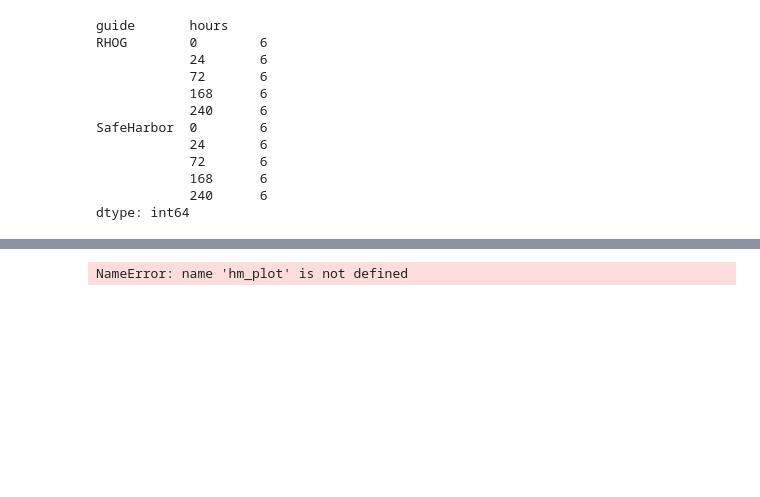
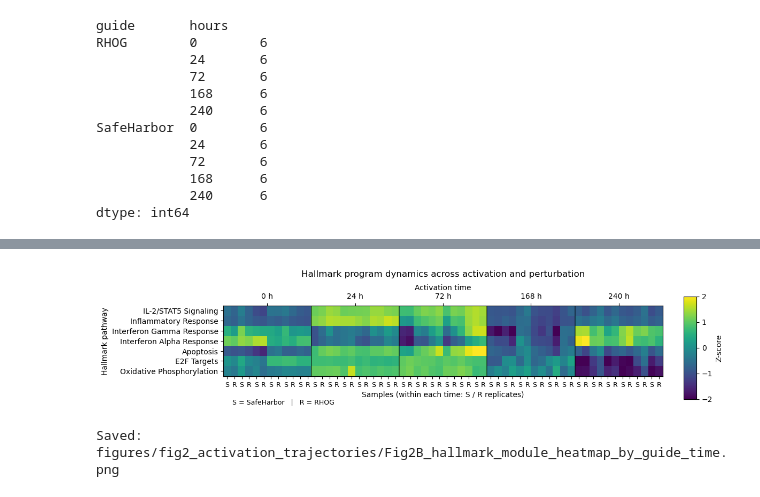
Before and after one commit to AnaBioAI/crispr_carT_AI_analysis, a Jupyter notebook: notebooks/A05_hallmark_pathways/A05_hallmark_heatmap.ipynb, the cells around one changed output, grey strips where cells are left out. Cells and saved outputs as stored; diff of their text form; code cells hidden in the pictures; blank space fills up the shorter version.

```diff
--- a/notebooks/A05_hallmark_pathways/A05_hallmark_heatmap.ipynb
+++ b/notebooks/A05_hallmark_pathways/A05_hallmark_heatmap.ipynb
@@ -931,36 +956,50 @@ ax_top.set_xlabel("Activation time")
 # Title
 ax.set_title("Hallmark program dynamics across activation and perturbation", pad=10)
 
 # Legend text for S/R (place low enough to avoid overlap)
 ax.text(
     0.02, -0.32,
     "S = SafeHarbor   |   R = RHOG",
     transform=ax.transAxes,
     ha="left", va="top",
     fontsize=9
 )
-
+for idx in boundaries:
+    ax.axvline(
+        x=idx + 0.5,
+        color="black",
+        lw=1.2,
+        alpha=0.6,
+        linestyle="-",
+        zorder=5
+    )
 # -----------------------------
 # Colorbar (outside, right)
 # -----------------------------
 cax = fig.add_axes([0.92, 0.2, 0.02, 0.6])
 # [left, bottom, width, height] in figure coordinates
 
 cbar = fig.colorbar(im, cax=cax)
 cbar.set_label("Z-score", fontsize=10)
 
 # Layout (reserve bottom margin for labels + S/R key)
 fig.tight_layout(rect=[0, 0, 0.9, 1])
 
 # -----------------------------
 # Save (IMPORTANT: save THIS fig)
 # -----------------------------
-out_path = Path("results/pathways/FigD2_hallmark_module_heatmap_by_guide_time.png")
-fig.savefig(out_path, dpi=300, bbox_inches="tight", facecolor="white")
+out_path = Path(
+    "figures/fig2_activation_trajectories/"
+    "Fig2B_hallmark_module_heatmap_by_guide_time.png"
+)
+
+plt.savefig(out_path, dpi=300, bbox_inches="tight")
+plt.show()
+
+print(f"Saved: {out_path}")
 
 plt.show()
 plt.close(fig)
-
-print("Saved:", out_path)
 # %% [output]
+[figure, added]
-NameError: name 'hm_plot' is not defined
+Saved: figures/fig2_activation_trajectories/Fig2B_hallmark_module_heatmap_by_guide_time.png
```
Also changed, not shown: parts of 6 cells of this notebook, 17 other files.
